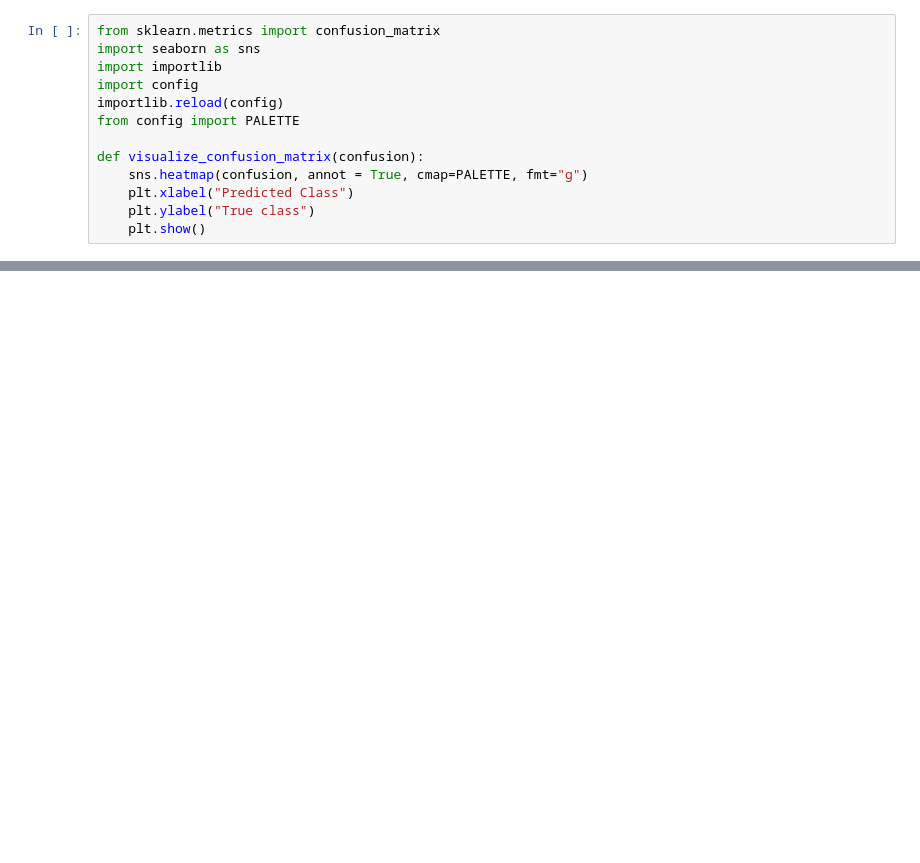
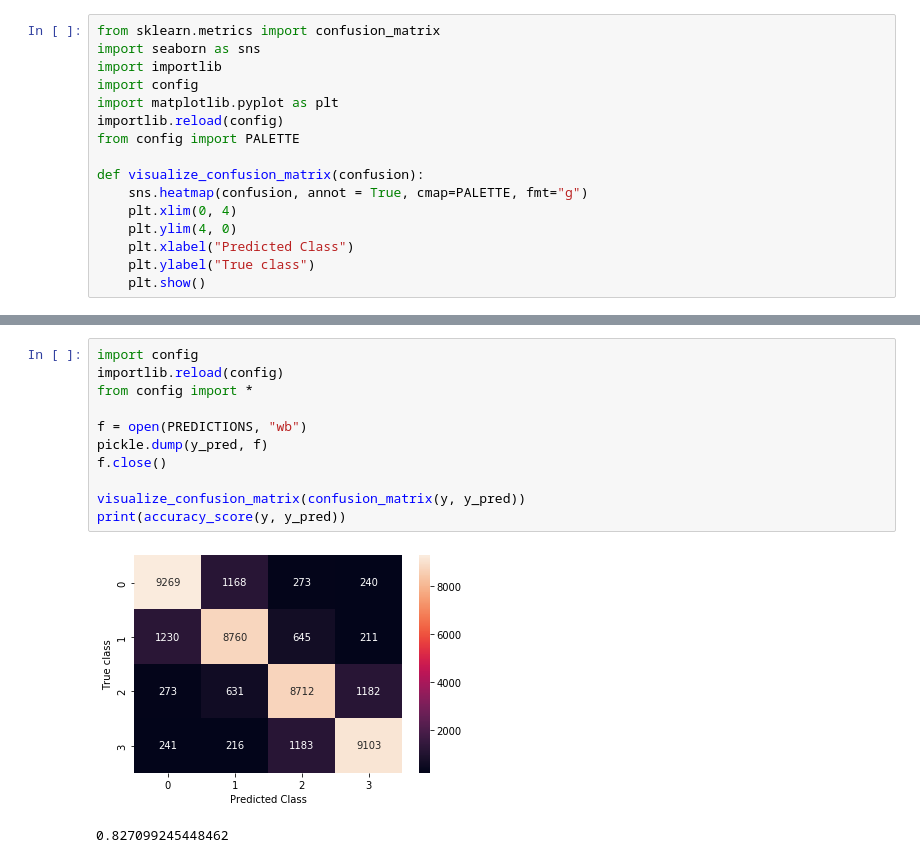
Before and after one commit to EmmetH11/nlp-isp, a Jupyter notebook: exp.ipynb, the cells around one changed output, grey strips where cells are left out. Cells and saved outputs as stored; diff of their text form; blank space fills up the shorter version.

```diff
--- a/exp.ipynb
+++ b/exp.ipynb
@@ -110,11 +117,14 @@ from sklearn.metrics import confusion_matrix
 import seaborn as sns
 import importlib
 import config
+import matplotlib.pyplot as plt
 importlib.reload(config)
 from config import PALETTE
 
 def visualize_confusion_matrix(confusion):
     sns.heatmap(confusion, annot = True, cmap=PALETTE, fmt="g")
+    plt.xlim(0, 4)
+    plt.ylim(4, 0)
     plt.xlabel("Predicted Class")
     plt.ylabel("True class")
     plt.show()
@@ -131,0 +141,14 @@ print(accuracy_score(labels, y_pred))
+# %%
+import config
+importlib.reload(config)
+from config import *
+
+f = open(PREDICTIONS, "wb")
+pickle.dump(y_pred, f)
+f.close()
+
+visualize_confusion_matrix(confusion_matrix(y, y_pred))
+print(accuracy_score(y, y_pred))
+# %% [output]
+[figure, added]
+0.827099245448462
```
Also changed, not shown: parts of 12 cells of this notebook, 4 other files.
